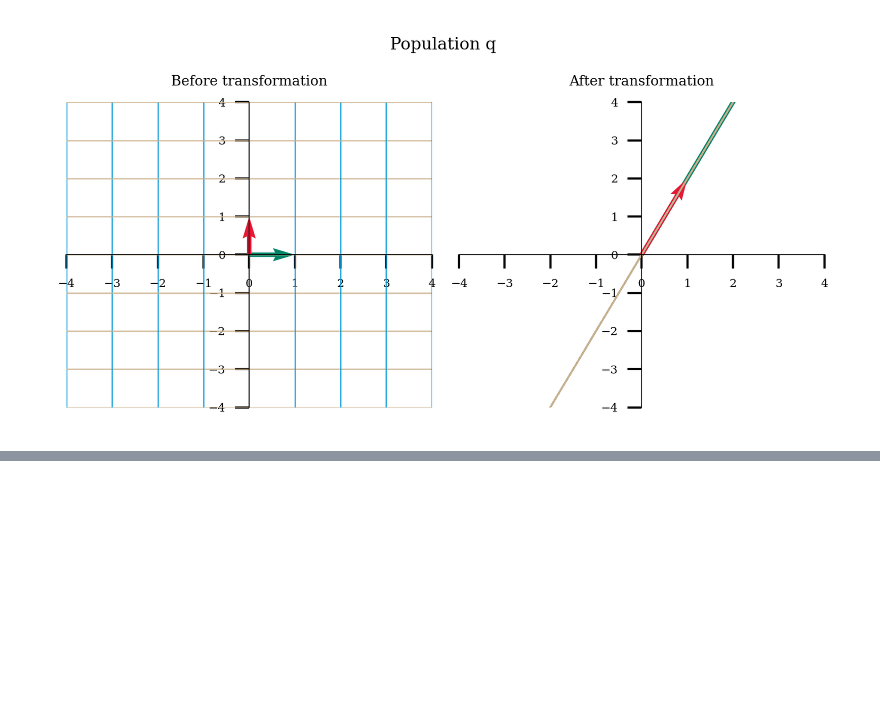
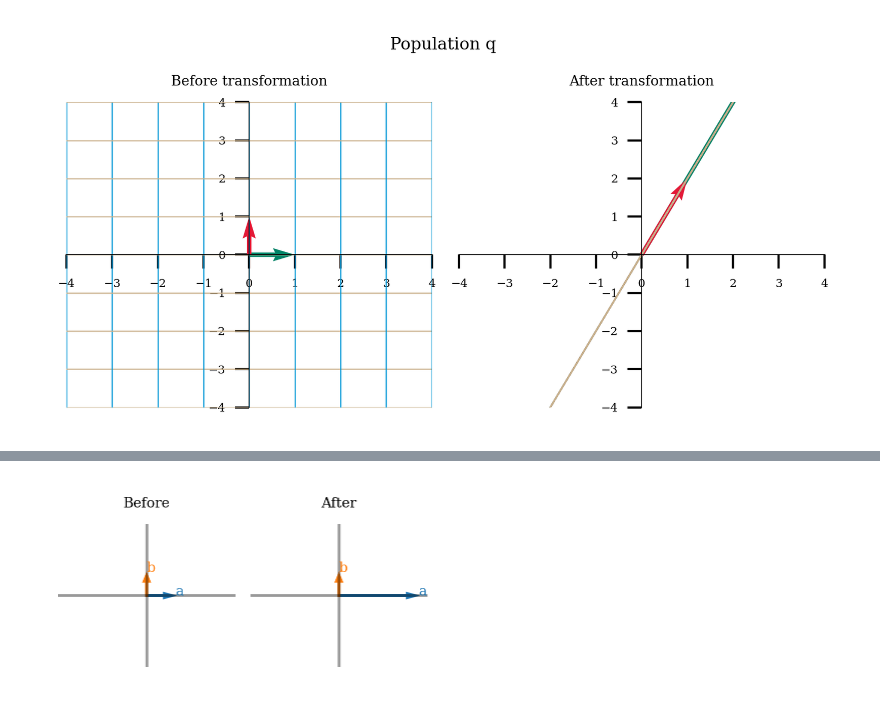
Before and after one commit to ivonnerubio/Neuromatch-Academy-Computational-Neuroscience, a Jupyter notebook: Linear Algebra/Matrices.ipynb, the cells around one changed output, grey strips where cells are left out. Saved outputs shown, nothing was run; the diff lists cells and outputs as text; code cells hidden in the pictures; blank space fills up the shorter version.

```diff
--- a/Linear Algebra/Matrices.ipynb
+++ b/Linear Algebra/Matrices.ipynb
@@ -385,0 +398,5 @@ plot_linear_transformation(Q, name = 'q')
+# %%
+W = np.array([[3, 0], [0, 1]])
+plot_eig_vec_transform(W)
+# %% [output]
+[figure, added]
```
Also changed, not shown: parts of 3 cells of this notebook.
